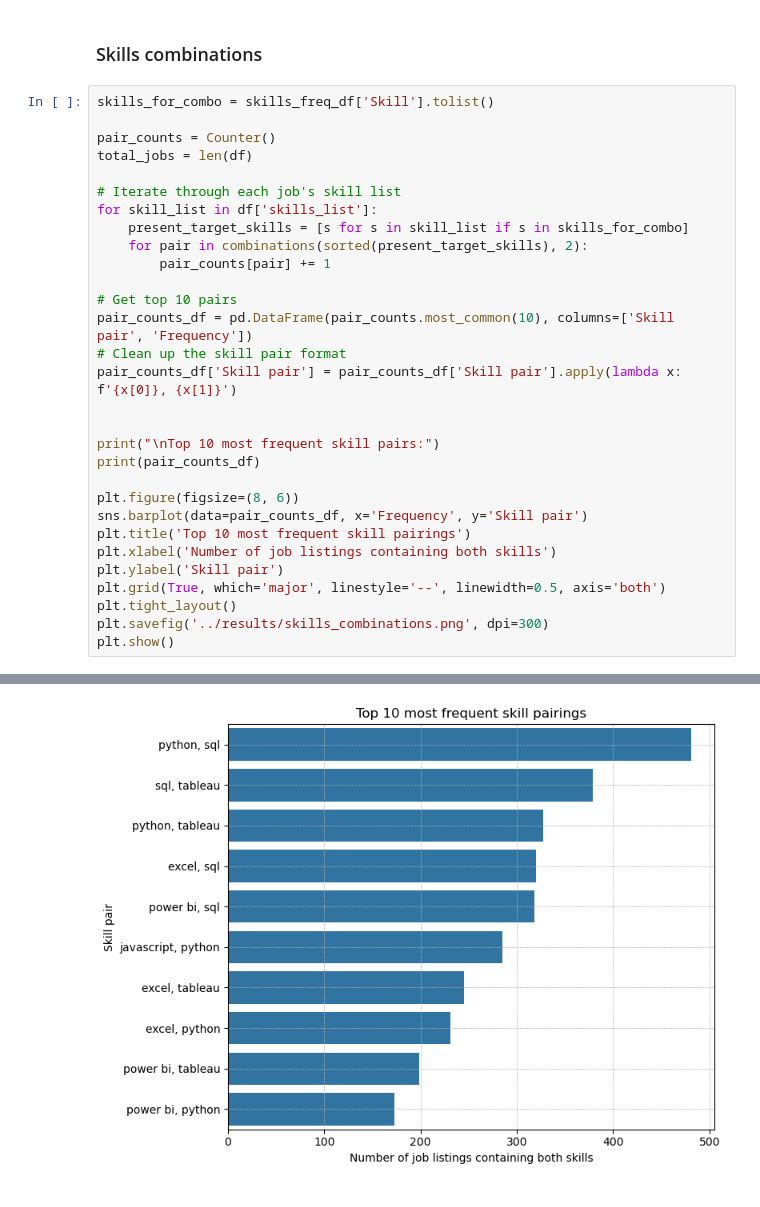
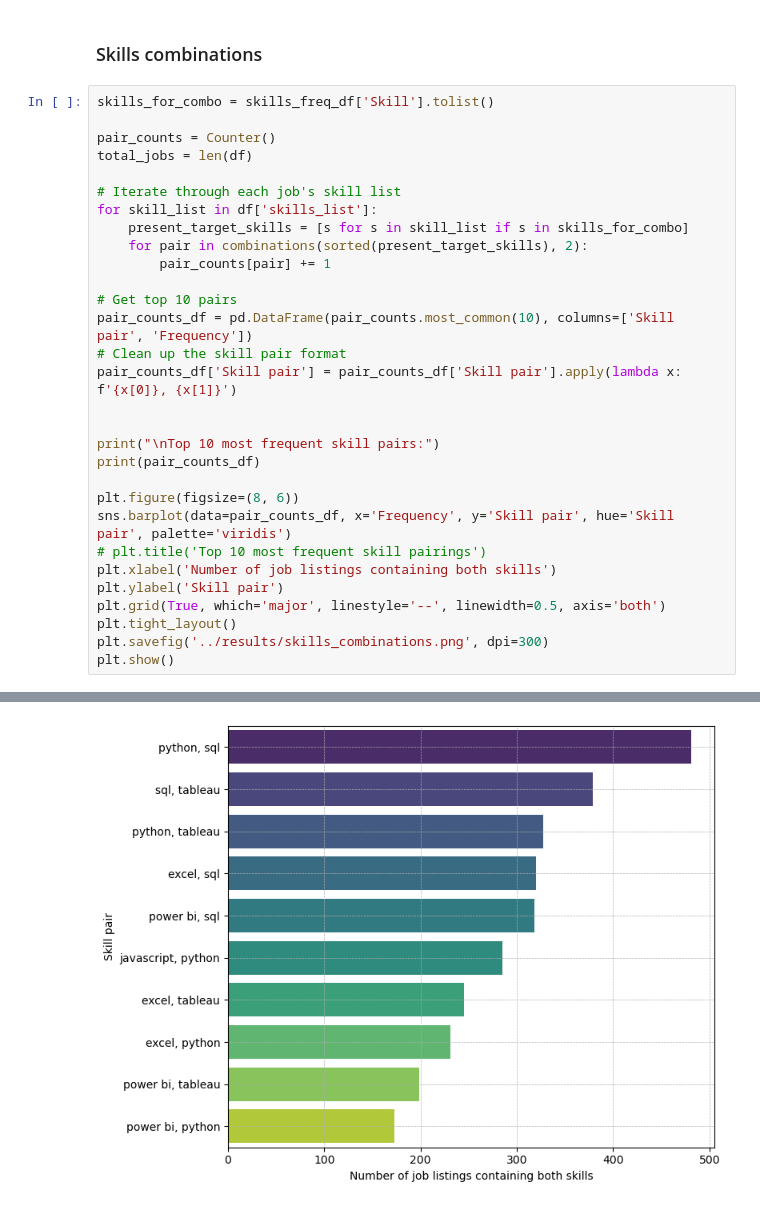
Before and after one commit to CawbyCop/720000069, a Jupyter notebook: source/data_analysis.ipynb, the cells around one changed output, grey strips where cells are left out. Drawn from its saved outputs; the diff is of its cells as text.

```diff
--- a/source/data_analysis.ipynb
+++ b/source/data_analysis.ipynb
@@ -398,33 +400,33 @@ for skill_list in df['skills_list']:
 
 # Get top 10 pairs
 pair_counts_df = pd.DataFrame(pair_counts.most_common(10), columns=['Skill pair', 'Frequency'])
 # Clean up the skill pair format
 pair_counts_df['Skill pair'] = pair_counts_df['Skill pair'].apply(lambda x: f'{x[0]}, {x[1]}')
 
 
 print("\nTop 10 most frequent skill pairs:")
 print(pair_counts_df)
 
 plt.figure(figsize=(8, 6))
-sns.barplot(data=pair_counts_df, x='Frequency', y='Skill pair')
-plt.title('Top 10 most frequent skill pairings')
+sns.barplot(data=pair_counts_df, x='Frequency', y='Skill pair', hue='Skill pair', palette='viridis')
+# plt.title('Top 10 most frequent skill pairings')
 plt.xlabel('Number of job listings containing both skills')
 plt.ylabel('Skill pair')
 plt.grid(True, which='major', linestyle='--', linewidth=0.5, axis='both')
 plt.tight_layout()
 plt.savefig('../results/skills_combinations.png', dpi=300)
 plt.show()
 # %% [output]
 Top 10 most frequent skill pairs:
            Skill pair  Frequency
 0         python, sql        481
 1        sql, tableau        379
 2     python, tableau        327
 3          excel, sql        320
 4       power bi, sql        318
 5  javascript, python        285
 6      excel, tableau        245
 7       excel, python        231
 8   power bi, tableau        199
 9    power bi, python        173
-[figure, old version]
+[figure, new version]
```
Also changed, not shown: parts of 6 cells of this notebook, 10 other files.
